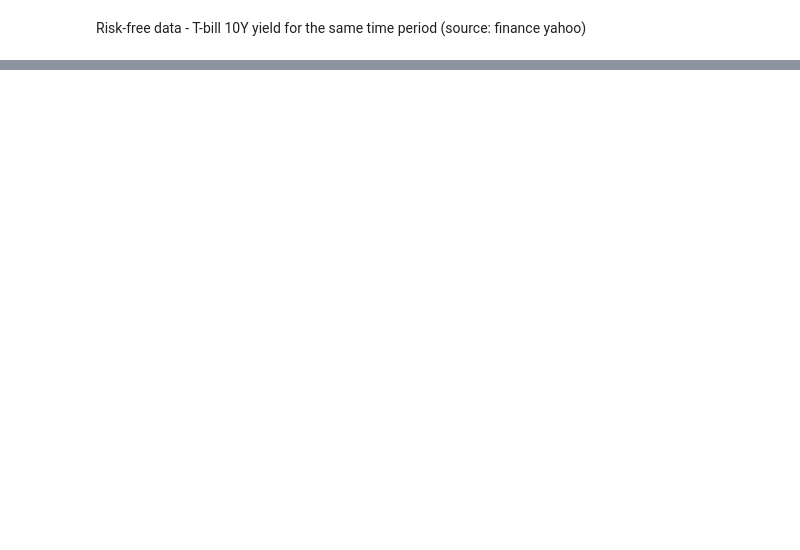
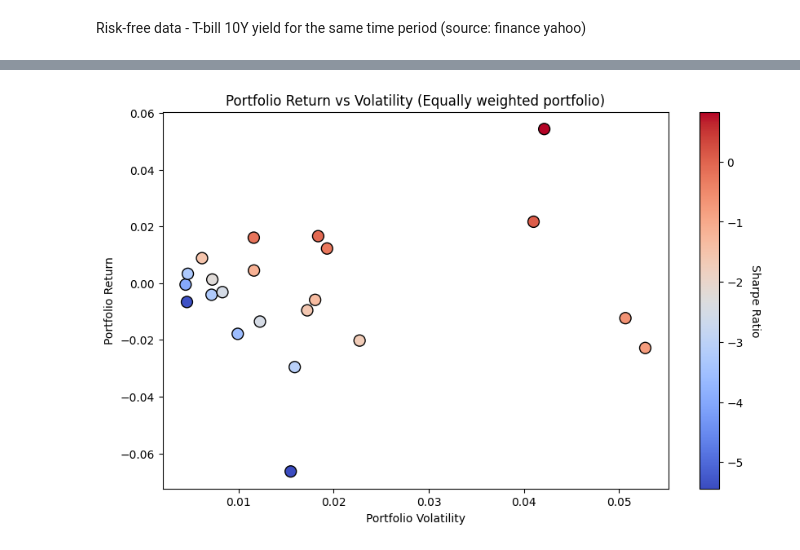
Before and after one commit to azizbekasadov/uzh-digfintools-research, a Jupyter notebook: src/main.ipynb, the cells around one changed output, grey strips where cells are left out. Cells and saved outputs as stored; diff of their text form; code cells hidden in the pictures; blank space fills up the shorter version.

```diff
--- a/src/main.ipynb
+++ b/src/main.ipynb
@@ -86,0 +396,20 @@ plt.show()
+# %%
+# Scatter plot for Maximum Sharpe Ratio Strategy (using volatility)
+plt.figure(figsize=(10, 6))
+
+# Extracting data for the maximum Sharpe ratio strategy
+returns_b = np.array(results_maxsr['return_eqw'])  # Portfolio returns
+volatility_b = np.array(results_maxsr['volatility_eqw'])  # Portfolio volatilities (already sqrt of variance)
+sharpe_ratios_b = np.array(results_maxsr['sharpe_ratio_eqw'])  # Sharpe ratios
+
+# Scatter plot with Sharpe ratio as color
+sc_b = plt.scatter(volatility_b, returns_b, c=sharpe_ratios_b, cmap='coolwarm', s=100, edgecolor='k')
+cbar_b = plt.colorbar(sc_b)
+cbar_b.set_label('Sharpe Ratio', rotation=270, labelpad=15)
+
+plt.xlabel('Portfolio Volatility')
+plt.ylabel('Portfolio Return')
+plt.title('Portfolio Return vs Volatility (Equally weighted portfolio)')
+plt.show()
+# %% [output]
+[figure, added]
```
Also changed, not shown: parts of 18 cells of this notebook.
